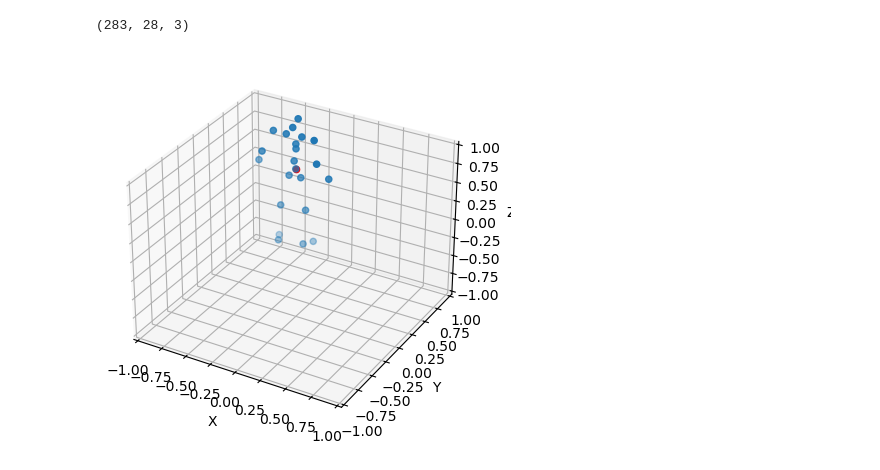
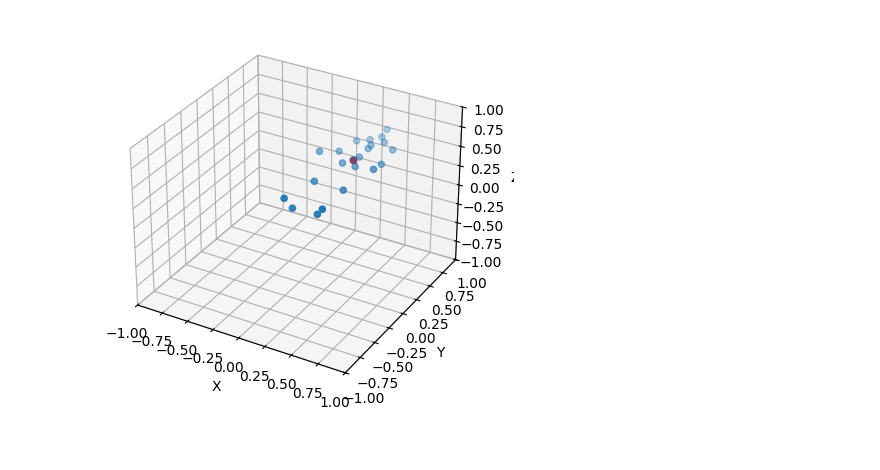
Before and after one commit to JoeL-8883/retarget-emilya, a Jupyter notebook: visualise.ipynb, the cells around one changed output. Drawn from its saved outputs; the diff is of its cells as text; code cells hidden in the pictures.

Commit message:
Configured visualisation so that it is soley for configuration purposes

```diff
--- a/visualise.ipynb
+++ b/visualise.ipynb
@@ -38,15 +10,3 @@ def csv_to_numpy(dir, single_file=False):
-# %%
-'''Load data'''
-data_joint_vecs = np.load('input/000009.npy')
-#new_joint_vecs = np.load('input/000009_new.npy')
-#print(data_joint_vecs.shape, new_joint_vecs.shape) # Need to get our data in the form of new_joint_vecs
-
-'''For visualisation we use one of the converted bvh files from the EMILYA dataset'''
-path = os.path.join(os.getcwd(), 'input', 'Nt1KD1_Actor1_worldpos.csv')
-emilya = csv_to_numpy(path, True)[0]
-print(emilya.shape)
-# %% [output]
-(283, 28, 3)
 # %%
 '''The joints are too close, so re-scale the distance between them'''
 def scale_distances(data, scale_factor=0.8):
@@ -68,11 +65,10 @@ emilya = scale_distances(emilya, 6.5)
 # %%
-'''Normalise the joint positions'''
-def normalise(data):
-    min_val = np.min(emilya)
-    max_val = np.max(emilya)
-    emilya_normalise = (emilya - min_val) / (max_val - min_val)
-    emilya_normalise = emilya_normalise * 2 - 1
+'''If you have a numpy file you want to visualise, just put it here'''
+path = '/Users/joe/Documents/project/experiment/Convert-EMILYA/output/3Dpos/000000.npy'
+if path != '':
+    emilya = np.load(path)
 
-    return emilya_normalise
+emilya = scale_distances(emilya, 6.5)
+emilya = normalise(emilya)
 
-emilya = normalise(emilya)
+data_joint_vecs = np.load('input/000000.npy')
@@ -109,4 +75,5 @@ def display_skeleton(skeleton, ordering=(0,1,2), joint_num=-1, joints=[], frame=
 # %%
-display_skeleton(data_joint_vecs, (0, 2, 1), 0)
+'''Display HumanML3D skeleton'''
+display_skeleton(data_joint_vecs, (0, 1, 2), 0) # note the change of axes ordering
 # %% [output]
-[figure, old version]
+[figure, new version]
```
Also changed, not shown: parts of 11 cells of this notebook, 2 other files.
